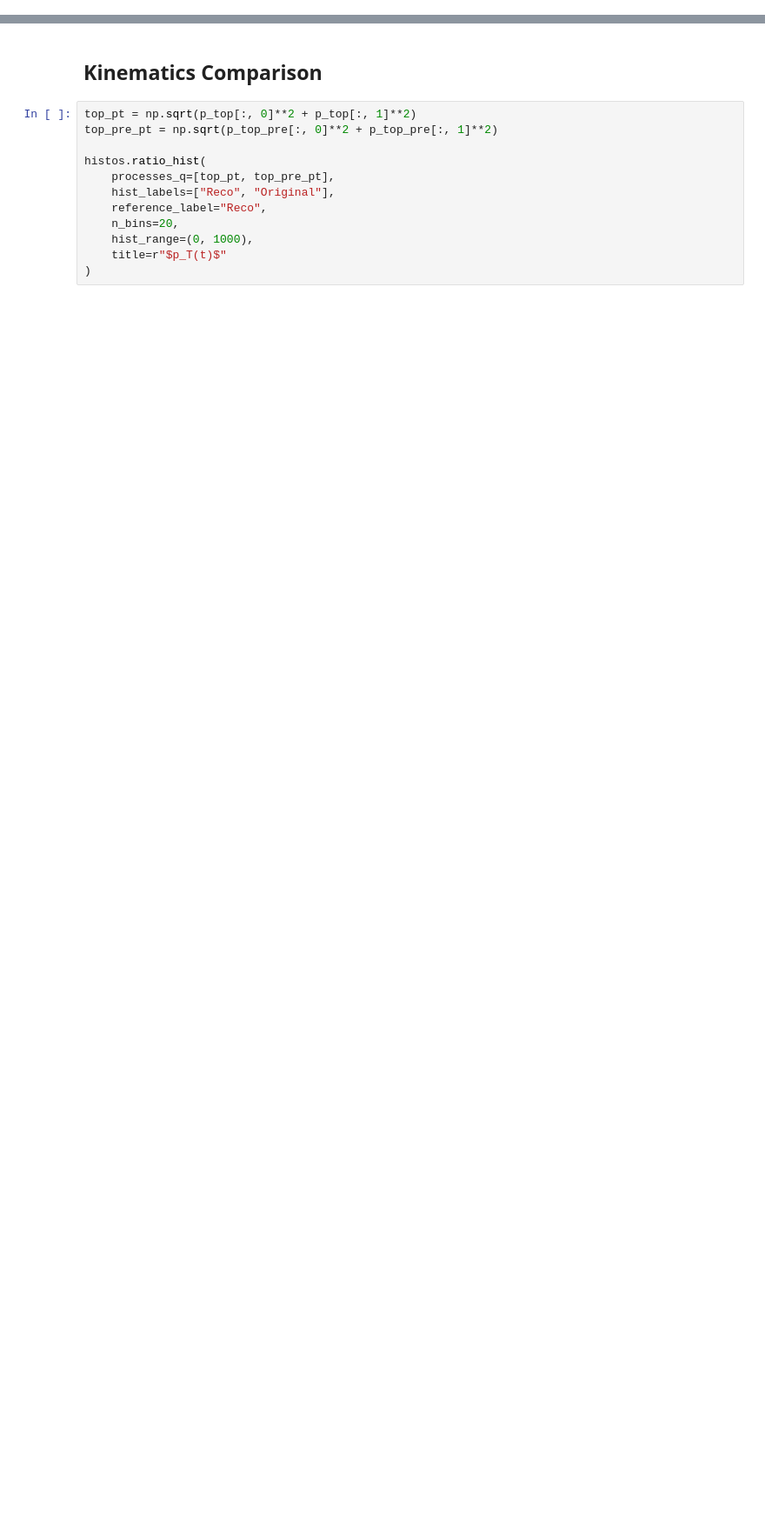
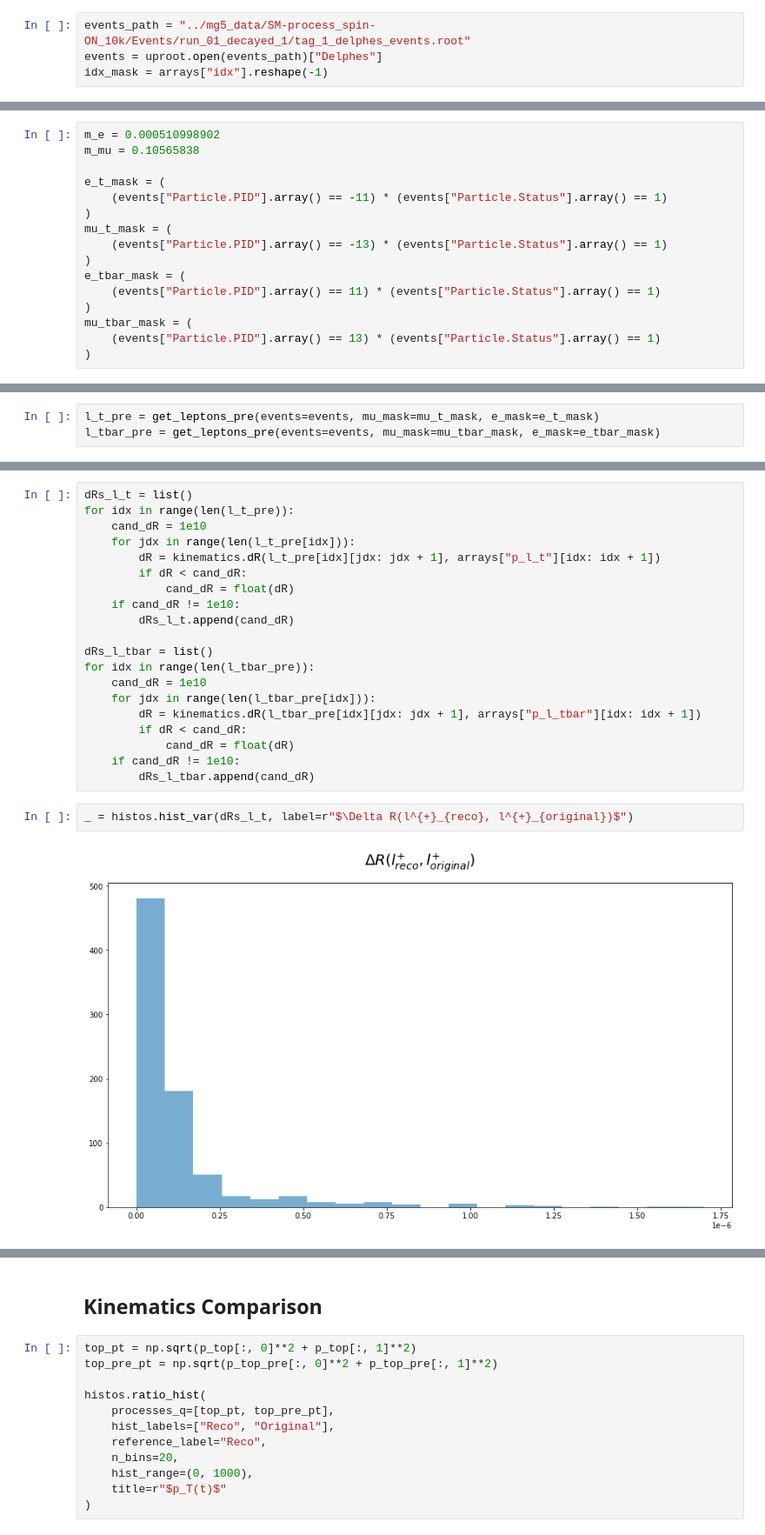
Before and after one commit to cmpatino/optimal-observables, a Jupyter notebook: consistency_checks/Reconstruction.ipynb, the cells around one changed output, grey strips where cells are left out. Shown at 87% size. Drawn from its saved outputs; the diff is of its cells as text; blank space fills up the shorter version.

```diff
--- a/consistency_checks/Reconstruction.ipynb
+++ b/consistency_checks/Reconstruction.ipynb
@@ -26,0 +30,4 @@ p_tbar_pre = np.concatenate(tbar_pre_batches, axis=0)
+# %%
+events_path = "../mg5_data/SM-process_spin-ON_10k/Events/run_01_decayed_1/tag_1_delphes_events.root"
+events = uproot.open(events_path)["Delphes"]
+idx_mask = arrays["idx"].reshape(-1)
@@ -26,0 +49,16 @@ p_tbar_pre = np.concatenate(tbar_pre_batches, axis=0)
+# %%
+m_e = 0.000510998902
+m_mu = 0.10565838
+
+e_t_mask = (
+    (events["Particle.PID"].array() == -11) * (events["Particle.Status"].array() == 1)
+)
+mu_t_mask = (
+    (events["Particle.PID"].array() == -13) * (events["Particle.Status"].array() == 1)
+)
+e_tbar_mask = (
+    (events["Particle.PID"].array() == 11) * (events["Particle.Status"].array() == 1)
+)
+mu_tbar_mask = (
+    (events["Particle.PID"].array() == 13) * (events["Particle.Status"].array() == 1)
+)
@@ -26,0 +98,3 @@ p_tbar_pre = np.concatenate(tbar_pre_batches, axis=0)
+# %%
+l_t_pre = get_leptons_pre(events=events, mu_mask=mu_t_mask, e_mask=e_t_mask)
+l_tbar_pre = get_leptons_pre(events=events, mu_mask=mu_tbar_mask, e_mask=e_tbar_mask)
@@ -26,0 +185,24 @@ p_tbar_pre = np.concatenate(tbar_pre_batches, axis=0)
+# %%
+dRs_l_t = list()
+for idx in range(len(l_t_pre)):
+    cand_dR = 1e10
+    for jdx in range(len(l_t_pre[idx])):
+        dR = kinematics.dR(l_t_pre[idx][jdx: jdx + 1], arrays["p_l_t"][idx: idx + 1])
+        if dR < cand_dR:
+            cand_dR = float(dR)
+    if cand_dR != 1e10:
+        dRs_l_t.append(cand_dR)
+
+dRs_l_tbar = list()
+for idx in range(len(l_tbar_pre)):
+    cand_dR = 1e10
+    for jdx in range(len(l_tbar_pre[idx])):
+        dR = kinematics.dR(l_tbar_pre[idx][jdx: jdx + 1], arrays["p_l_tbar"][idx: idx + 1])
+        if dR < cand_dR:
+            cand_dR = float(dR)
+    if cand_dR != 1e10:
+        dRs_l_tbar.append(cand_dR)
+# %%
+_ = histos.hist_var(dRs_l_t, label=r"$\Delta R(l^{+}_{reco}, l^{+}_{original})$")
+# %% [output]
+[figure, added]
```
Also changed, not shown: parts of 30 cells of this notebook.
